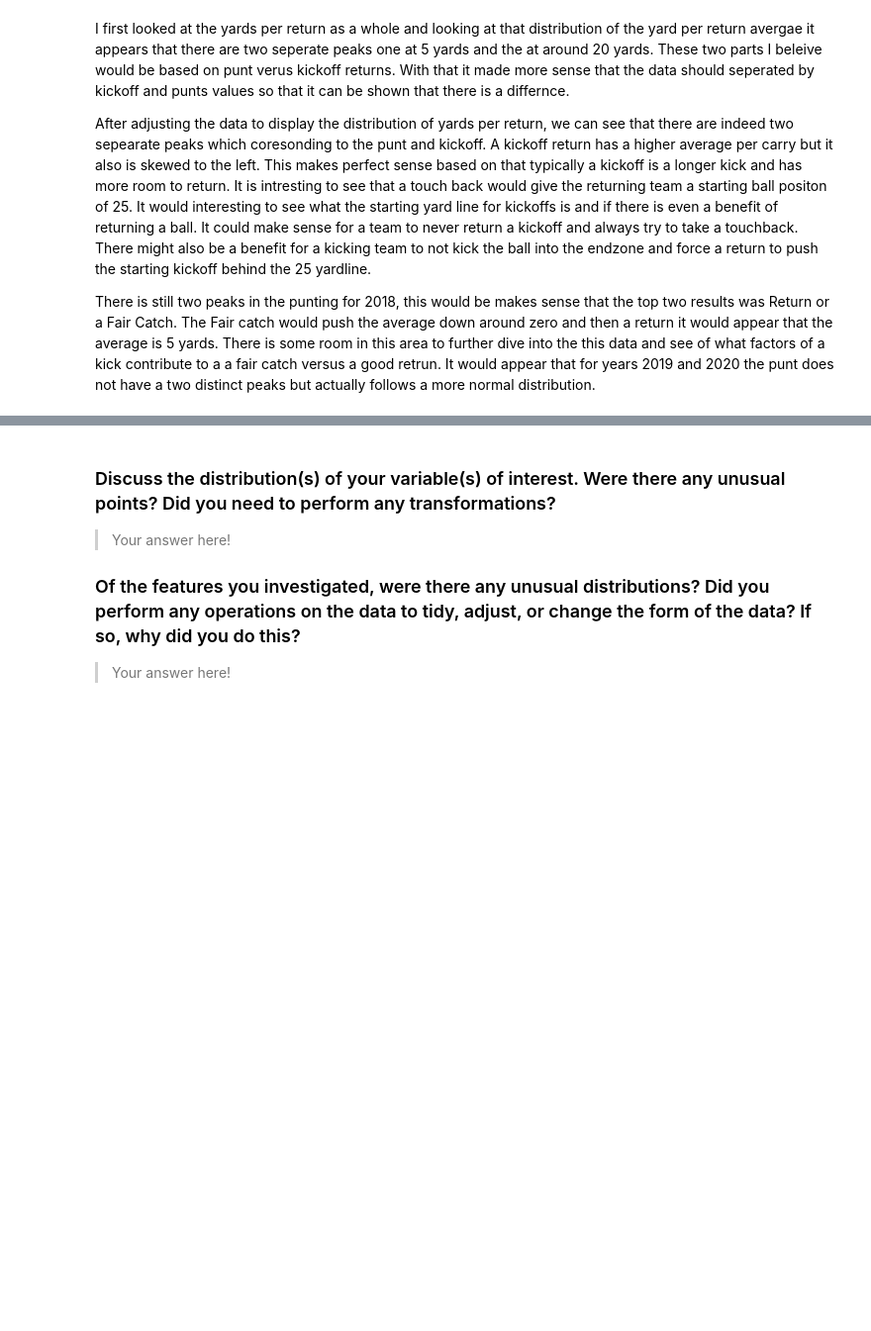
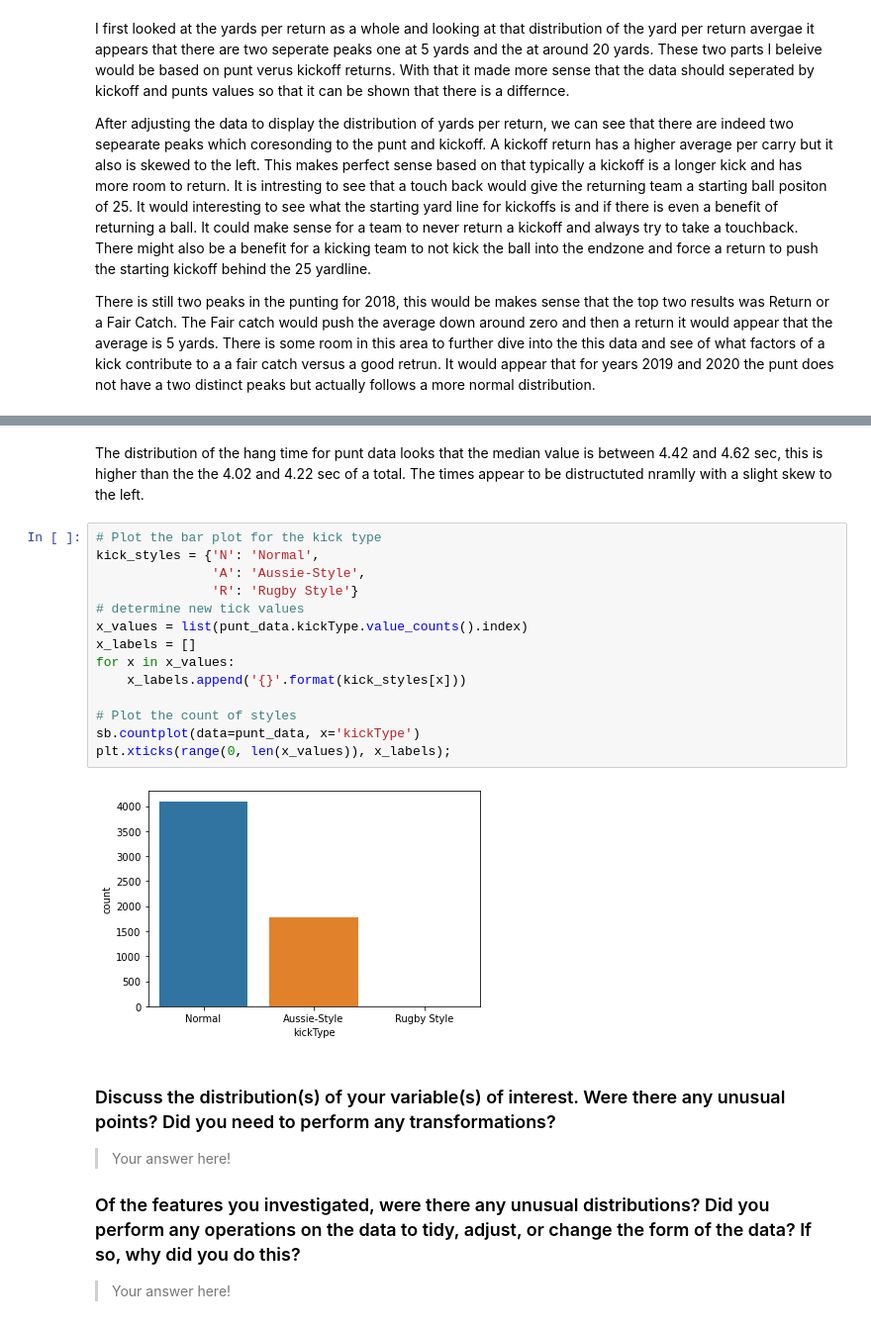
Before and after one commit to dkrejcarek/punt_analysis, a Jupyter notebook: Part_I_exploration_template.ipynb, the cells around one changed output, grey strips where cells are left out. Shown at 99% size. Cells and saved outputs as stored; diff of their text form; blank space fills up the shorter version.

```diff
--- a/Part_I_exploration_template.ipynb
+++ b/Part_I_exploration_template.ipynb
@@ -380,3 +424,21 @@ Looking at the hang time is normally distrubuted around 4.22 sec.  There is a lo
+# %% [markdown]
+The distribution of the hang time for punt data looks that the median value is between 4.42 and 4.62 sec, this is higher than the the 4.02 and 4.22 sec of a total.  The times appear to be distructuted nramlly with a slight skew to the left.
+# %%
+# Plot the bar plot for the kick type
+kick_styles = {'N': 'Normal',
+               'A': 'Aussie-Style',
+               'R': 'Rugby Style'}
+# determine new tick values
+x_values = list(punt_data.kickType.value_counts().index)
+x_labels = []
+for x in x_values:
+    x_labels.append('{}'.format(kick_styles[x]))
+
+# Plot the count of styles
+sb.countplot(data=punt_data, x='kickType')
+plt.xticks(range(0, len(x_values)), x_labels);
+# %% [output]
+[figure, added]
 # %% [markdown]
 ### Discuss the distribution(s) of your variable(s) of interest. Were there any unusual points? Did you need to perform any transformations?
 
```
Also changed, not shown: parts of 16 cells of this notebook.
